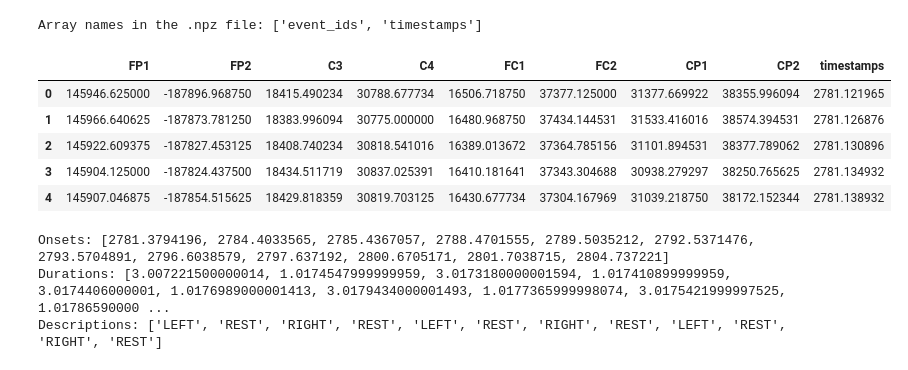
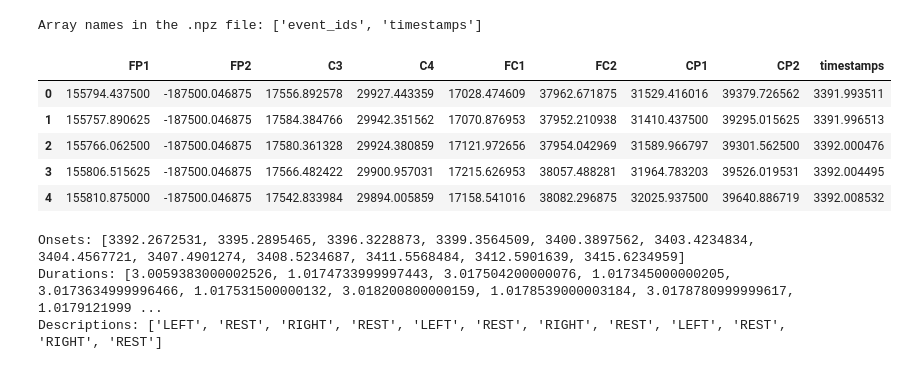
Before and after one commit to cosmicdonut1/NEvol-project, a Jupyter notebook: nzp_preprocessing.ipynb, the cells around one changed output. Drawn from its saved outputs; the diff is of its cells as text; code cells hidden in the pictures.

```diff
--- a/nzp_preprocessing.ipynb
+++ b/nzp_preprocessing.ipynb
@@ -18,36 +18,36 @@ import pickle
 %matplotlib qt
 # %%
 # Loading files and forming the initial DataFrames
-file_path = 'processed_data/motor_imagery/2024-08-10_14-25-31/task_data/task_markers.npz'  # Replace with your file path
+file_path = 'processed_data/motor_imagery/2024-08-10_14-35-49/task_data/task_markers.npz'  # Replace with your file path
 df_tasks = load_task_markers(file_path)
 
-folder_path = 'processed_data/motor_imagery/2024-08-10_14-25-31/signal_data/'
+folder_path = 'processed_data/motor_imagery/2024-08-10_14-35-49/signal_data/'
 df_buffers = load_buffers(folder_path)
 
 df_buffers = df_buffers.sort_values('timestamps').reset_index(drop=True)
 df_tasks = df_tasks.sort_values('timestamps').reset_index(drop=True)
 
 # Extracting data for the relevant channels
 relevant_channels = 8  # For example, using 8 channels
 df_buffers_raw = df_buffers.iloc[:, :relevant_channels]
 
 # Renaming the columns
 channel_names = ['FP1', 'FP2', 'C3', 'C4', 'FC1', 'FC2', 'CP1', 'CP2']
 df_buffers_raw.columns = channel_names
 
 # Adding a column with timestamps
 df_buffers_raw['timestamps'] = df_buffers['timestamps']
 
 # Displaying the updated DataFrame
 df_buffers_raw.head()
 # %% [output]
 Array names in the .npz file: ['event_ids', 'timestamps']
 |  | FP1 | FP2 | C3 | C4 | FC1 | FC2 | CP1 | CP2 | timestamps |
-| 0 | 145946.625000 | -187896.968750 | 18415.490234 | 30788.677734 | 16506.718750 | 37377.125000 | 31377.669922 | 38355.996094 | 2781.121965 |
-| 1 | 145966.640625 | -187873.781250 | 18383.996094 | 30775.000000 | 16480.968750 | 37434.144531 | 31533.416016 | 38574.394531 | 2781.126876 |
-| 2 | 145922.609375 | -187827.453125 | 18408.740234 | 30818.541016 | 16389.013672 | 37364.785156 | 31101.894531 | 38377.789062 | 2781.130896 |
-| 3 | 145904.125000 | -187824.437500 | 18434.511719 | 30837.025391 | 16410.181641 | 37343.304688 | 30938.279297 | 38250.765625 | 2781.134932 |
-| 4 | 145907.046875 | -187854.515625 | 18429.818359 | 30819.703125 | 16430.677734 | 37304.167969 | 31039.218750 | 38172.152344 | 2781.138932 |
+| 0 | 155794.437500 | -187500.046875 | 17556.892578 | 29927.443359 | 17028.474609 | 37962.671875 | 31529.416016 | 39379.726562 | 3391.993511 |
+| 1 | 155757.890625 | -187500.046875 | 17584.384766 | 29942.351562 | 17070.876953 | 37952.210938 | 31410.437500 | 39295.015625 | 3391.996513 |
+| 2 | 155766.062500 | -187500.046875 | 17580.361328 | 29924.380859 | 17121.972656 | 37954.042969 | 31589.966797 | 39301.562500 | 3392.000476 |
+| 3 | 155806.515625 | -187500.046875 | 17566.482422 | 29900.957031 | 17215.626953 | 38057.488281 | 31964.783203 | 39526.019531 | 3392.004495 |
+| 4 | 155810.875000 | -187500.046875 | 17542.833984 | 29894.005859 | 17158.541016 | 38082.296875 | 32025.937500 | 39640.886719 | 3392.008532 |
 # %%
 df_markers = df_tasks[df_tasks['event_ids'].isin([1,2,3,4,99,100])]
 
@@ -100,8 +100,8 @@ print("Onsets:", onsets)
 print("Durations:", durations)
 print("Descriptions:", descriptions)
 # %% [output]
-Onsets: [2781.3794196, 2784.4033565, 2785.4367057, 2788.4701555, 2789.5035212, 2792.5371476, 2793.5704891, 2796.6038579, 2797.637192, 2800.6705171, 2801.7038715, 2804.737221]
-Durations: [3.007221500000014, 1.0174547999999959, 3.0173180000001594, 1.017410899999959, 3.0174406000001, 1.0176989000001413, 3.0179434000001493, 1.0177365999998074, 3.0175421999997525, 1.01786590000 ...
+Onsets: [3392.2672531, 3395.2895465, 3396.3228873, 3399.3564509, 3400.3897562, 3403.4234834, 3404.4567721, 3407.4901274, 3408.5234687, 3411.5568484, 3412.5901639, 3415.6234959]
+Durations: [3.0059383000002526, 1.0174733999997443, 3.017504200000076, 1.017345000000205, 3.0173634999996466, 1.017531500000132, 3.018200800000159, 1.0178539000003184, 3.0178780999999617, 1.0179121999 ...
 Descriptions: ['LEFT', 'REST', 'RIGHT', 'REST', 'LEFT', 'REST', 'RIGHT', 'REST', 'LEFT', 'REST', 'RIGHT', 'REST']
 # %%
 # Creating separate DataFrames for each event
```
Also changed, not shown: parts of 5 cells of this notebook.
